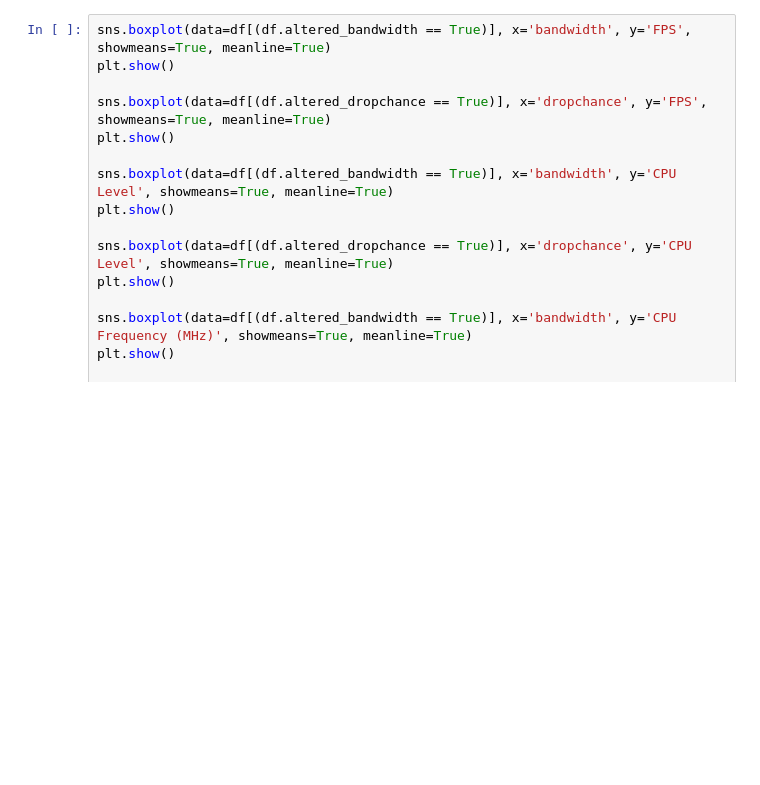
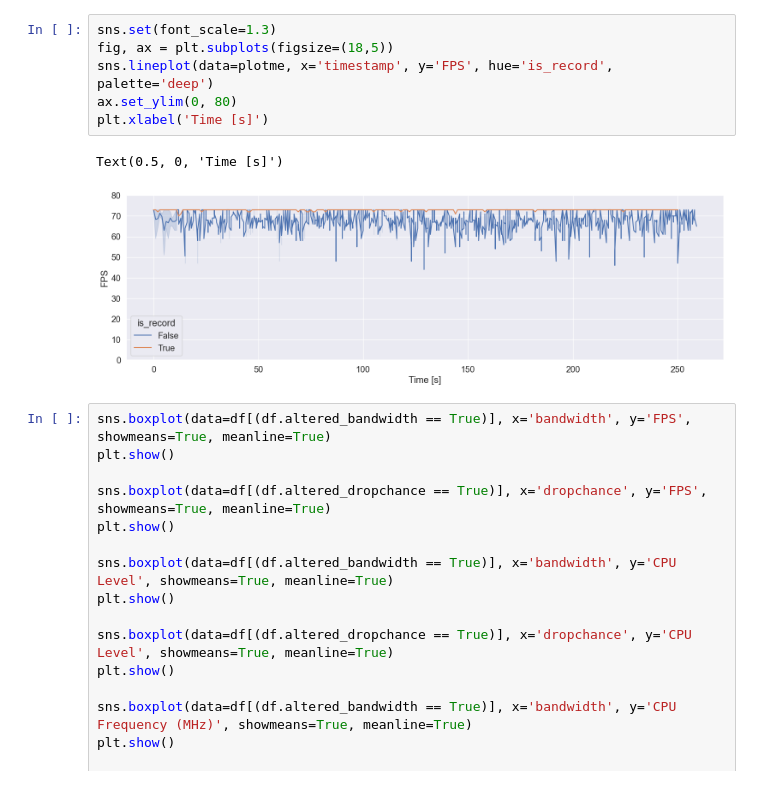
Before and after one commit to Raiduy/librnr-experiments, a Jupyter notebook: new-systemmetrics.ipynb, the cells around one changed output. Saved outputs shown, nothing was run; the diff lists cells and outputs as text; blank space fills up the shorter version.

```diff
--- a/new-systemmetrics.ipynb
+++ b/new-systemmetrics.ipynb
@@ -137,3 +153,12 @@ df
+# %%
+sns.set(font_scale=1.3)
+fig, ax = plt.subplots(figsize=(18,5))
+sns.lineplot(data=plotme, x='timestamp', y='FPS', hue='is_record', palette='deep')
+ax.set_ylim(0, 80)
+plt.xlabel('Time [s]')
+# %% [output]
+Text(0.5, 0, 'Time [s]')
+[figure, added]
 # %%
 sns.boxplot(data=df[(df.altered_bandwidth == True)], x='bandwidth', y='FPS', showmeans=True, meanline=True)
 plt.show()
```
Also changed, not shown: parts of 2 cells of this notebook.
